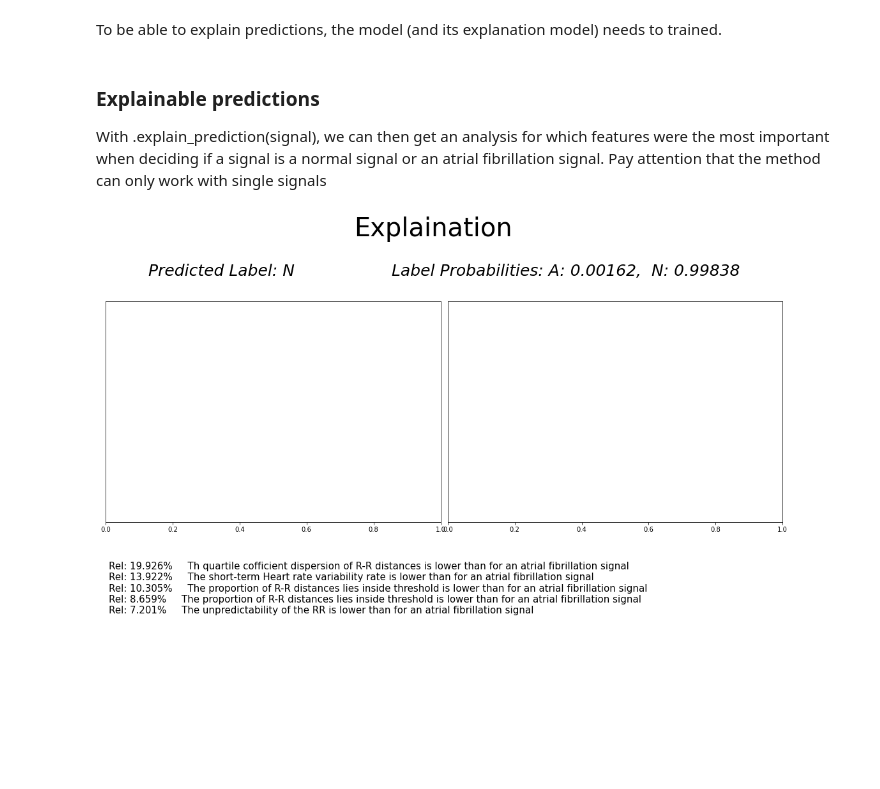
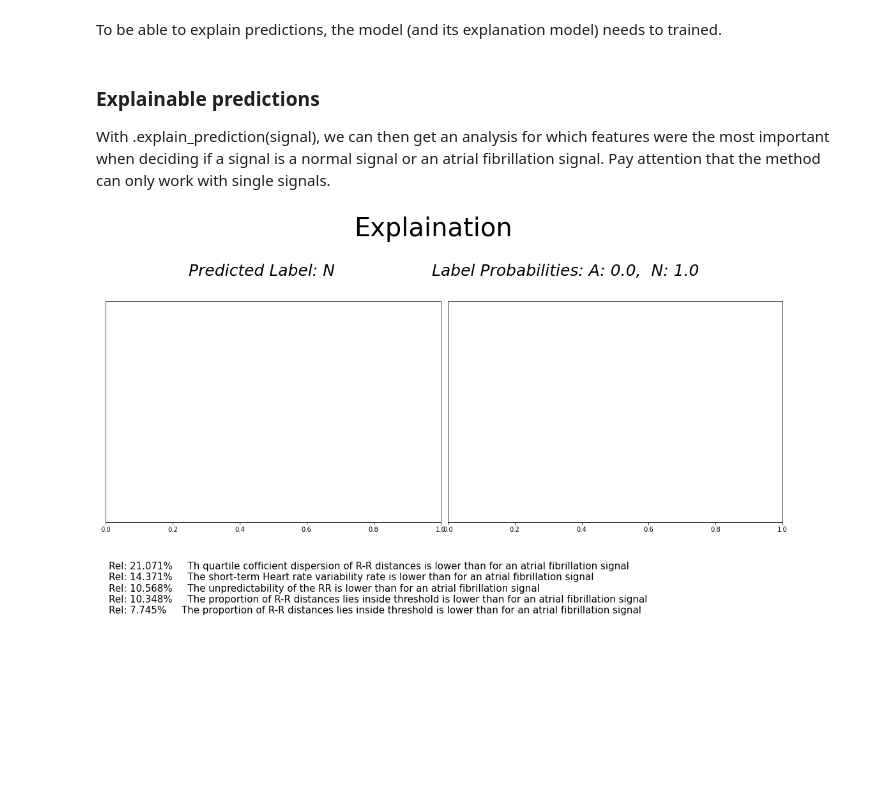
Before and after one commit to isabella-grieser/KISMED, a Jupyter notebook: Notebooks/explainablemodel.ipynb, the cells around one changed output. Cells and saved outputs as stored; diff of their text form; code cells hidden in the pictures.

```diff
--- a/Notebooks/explainablemodel.ipynb
+++ b/Notebooks/explainablemodel.ipynb
@@ -38,8 +38,8 @@ To be able to explain predictions, the model (and its explanation model) needs t
 # %% [markdown]
 ### Explainable predictions
 With .explain_prediction(signal), we can then get an analysis for which features were the most important when deciding if a signal is a normal signal or an atrial fibrillation signal.
-Pay attention that the method can only work with single signals
+Pay attention that the method can only work with single signals.
 # %%
-most_important_feats, importance, shap_vals = model.explain_prediction(test_data[0])
+most_important_feats, importance, shap_vals = model.explain_prediction(test_data[8])
 # %% [output]
-[figure, old version]
+[figure, new version]
```
Also changed, not shown: 2 other files.
